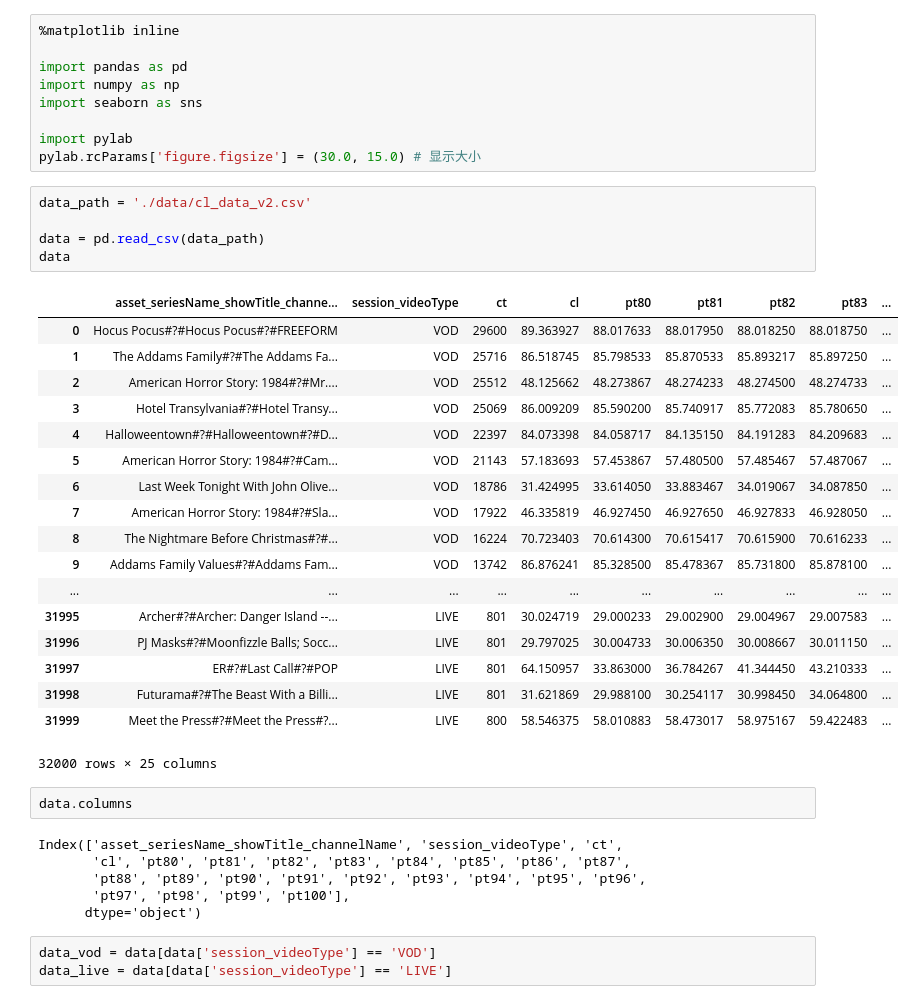
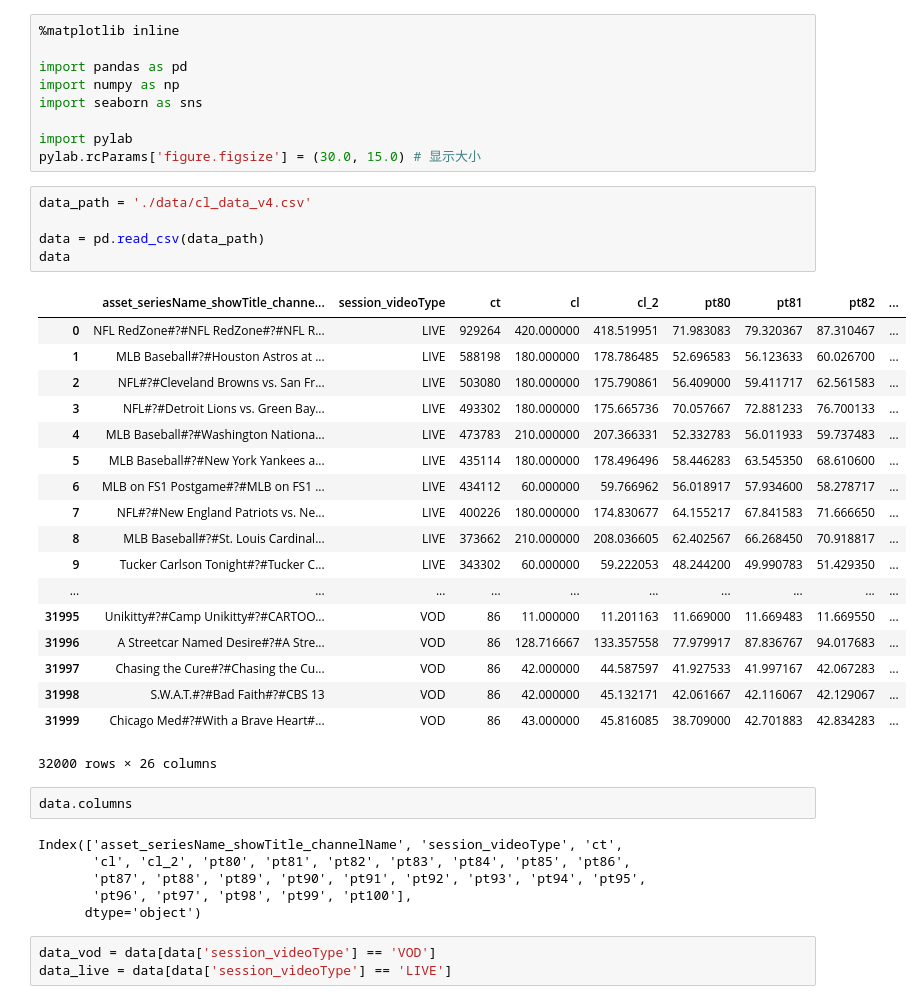
Before and after one commit to liuzheng22/ds, a Jupyter notebook: ContentLength_v3.ipynb, the cells around one changed output. Drawn from its saved outputs; the diff is of its cells as text.

```diff
--- a/ContentLength_v3.ipynb
+++ b/ContentLength_v3.ipynb
@@ -10,36 +10,36 @@ import seaborn as sns
 import pylab
 pylab.rcParams['figure.figsize'] = (30.0, 15.0) # 显示大小
 # %%
-data_path = './data/cl_data_v2.csv'
+data_path = './data/cl_data_v4.csv'
 
 data = pd.read_csv(data_path)
 data
 # %% [output]
-|  | asset_seriesName_showTitle_channe... | session_videoType | ct | cl | pt80 | pt81 | pt82 | pt83 | ... |
-| 0 | Hocus Pocus#?#Hocus Pocus#?#FREEFORM | VOD | 29600 | 89.363927 | 88.017633 | 88.017950 | 88.018250 | 88.018750 | ... |
-| 1 | The Addams Family#?#The Addams Fa... | VOD | 25716 | 86.518745 | 85.798533 | 85.870533 | 85.893217 | 85.897250 | ... |
-| 2 | American Horror Story: 1984#?#Mr.... | VOD | 25512 | 48.125662 | 48.273867 | 48.274233 | 48.274500 | 48.274733 | ... |
-| 3 | Hotel Transylvania#?#Hotel Transy... | VOD | 25069 | 86.009209 | 85.590200 | 85.740917 | 85.772083 | 85.780650 | ... |
-| 4 | Halloweentown#?#Halloweentown#?#D... | VOD | 22397 | 84.073398 | 84.058717 | 84.135150 | 84.191283 | 84.209683 | ... |
-| 5 | American Horror Story: 1984#?#Cam... | VOD | 21143 | 57.183693 | 57.453867 | 57.480500 | 57.485467 | 57.487067 | ... |
-| 6 | Last Week Tonight With John Olive... | VOD | 18786 | 31.424995 | 33.614050 | 33.883467 | 34.019067 | 34.087850 | ... |
-| 7 | American Horror Story: 1984#?#Sla... | VOD | 17922 | 46.335819 | 46.927450 | 46.927650 | 46.927833 | 46.928050 | ... |
-| 8 | The Nightmare Before Christmas#?#... | VOD | 16224 | 70.723403 | 70.614300 | 70.615417 | 70.615900 | 70.616233 | ... |
-| 9 | Addams Family Values#?#Addams Fam... | VOD | 13742 | 86.876241 | 85.328500 | 85.478367 | 85.731800 | 85.878100 | ... |
+|  | asset_seriesName_showTitle_channe... | session_videoType | ct | cl | cl_2 | pt80 | pt81 | pt82 | ... |
+| 0 | NFL RedZone#?#NFL RedZone#?#NFL R... | LIVE | 929264 | 420.000000 | 418.519951 | 71.983083 | 79.320367 | 87.310467 | ... |
+| 1 | MLB Baseball#?#Houston Astros at ... | LIVE | 588198 | 180.000000 | 178.786485 | 52.696583 | 56.123633 | 60.026700 | ... |
+| 2 | NFL#?#Cleveland Browns vs. San Fr... | LIVE | 503080 | 180.000000 | 175.790861 | 56.409000 | 59.411717 | 62.561583 | ... |
+| 3 | NFL#?#Detroit Lions vs. Green Bay... | LIVE | 493302 | 180.000000 | 175.665736 | 70.057667 | 72.881233 | 76.700133 | ... |
+| 4 | MLB Baseball#?#Washington Nationa... | LIVE | 473783 | 210.000000 | 207.366331 | 52.332783 | 56.011933 | 59.737483 | ... |
+| 5 | MLB Baseball#?#New York Yankees a... | LIVE | 435114 | 180.000000 | 178.496496 | 58.446283 | 63.545350 | 68.610600 | ... |
+| 6 | MLB on FS1 Postgame#?#MLB on FS1 ... | LIVE | 434112 | 60.000000 | 59.766962 | 56.018917 | 57.934600 | 58.278717 | ... |
+| 7 | NFL#?#New England Patriots vs. Ne... | LIVE | 400226 | 180.000000 | 174.830677 | 64.155217 | 67.841583 | 71.666650 | ... |
+| 8 | MLB Baseball#?#St. Louis Cardinal... | LIVE | 373662 | 210.000000 | 208.036605 | 62.402567 | 66.268450 | 70.918817 | ... |
+| 9 | Tucker Carlson Tonight#?#Tucker C... | LIVE | 343302 | 60.000000 | 59.222053 | 48.244200 | 49.990783 | 51.429350 | ... |
 | ... | ... | ... | ... | ... | ... | ... | ... | ... | ... |
-| 31995 | Archer#?#Archer: Danger Island --... | LIVE | 801 | 30.024719 | 29.000233 | 29.002900 | 29.004967 | 29.007583 | ... |
-| 31996 | PJ Masks#?#Moonfizzle Balls; Socc... | LIVE | 801 | 29.797025 | 30.004733 | 30.006350 | 30.008667 | 30.011150 | ... |
-| 31997 | ER#?#Last Call#?#POP | LIVE | 801 | 64.150957 | 33.863000 | 36.784267 | 41.344450 | 43.210333 | ... |
-| 31998 | Futurama#?#The Beast With a Billi... | LIVE | 801 | 31.621869 | 29.988100 | 30.254117 | 30.998450 | 34.064800 | ... |
-| 31999 | Meet the Press#?#Meet the Press#?... | LIVE | 800 | 58.546375 | 58.010883 | 58.473017 | 58.975167 | 59.422483 | ... |
+| 31995 | Unikitty#?#Camp Unikitty#?#CARTOO... | VOD | 86 | 11.000000 | 11.201163 | 11.669000 | 11.669483 | 11.669550 | ... |
+| 31996 | A Streetcar Named Desire#?#A Stre... | VOD | 86 | 128.716667 | 133.357558 | 77.979917 | 87.836767 | 94.017683 | ... |
+| 31997 | Chasing the Cure#?#Chasing the Cu... | VOD | 86 | 42.000000 | 44.587597 | 41.927533 | 41.997167 | 42.067283 | ... |
+| 31998 | S.W.A.T.#?#Bad Faith#?#CBS 13 | VOD | 86 | 42.000000 | 45.132171 | 42.061667 | 42.116067 | 42.129067 | ... |
+| 31999 | Chicago Med#?#With a Brave Heart#... | VOD | 86 | 43.000000 | 45.816085 | 38.709000 | 42.701883 | 42.834283 | ... |
-32000 rows × 25 columns
+32000 rows × 26 columns
 # %%
 data.columns
 # %% [output]
 Index(['asset_seriesName_showTitle_channelName', 'session_videoType', 'ct',
-       'cl', 'pt80', 'pt81', 'pt82', 'pt83', 'pt84', 'pt85', 'pt86', 'pt87',
-       'pt88', 'pt89', 'pt90', 'pt91', 'pt92', 'pt93', 'pt94', 'pt95', 'pt96',
-       'pt97', 'pt98', 'pt99', 'pt100'],
+       'cl', 'cl_2', 'pt80', 'pt81', 'pt82', 'pt83', 'pt84', 'pt85', 'pt86',
+       'pt87', 'pt88', 'pt89', 'pt90', 'pt91', 'pt92', 'pt93', 'pt94', 'pt95',
+       'pt96', 'pt97', 'pt98', 'pt99', 'pt100'],
       dtype='object')
 # %%
 data_vod = data[data['session_videoType'] == 'VOD']
```
Also changed, not shown: parts of 9 cells of this notebook.
